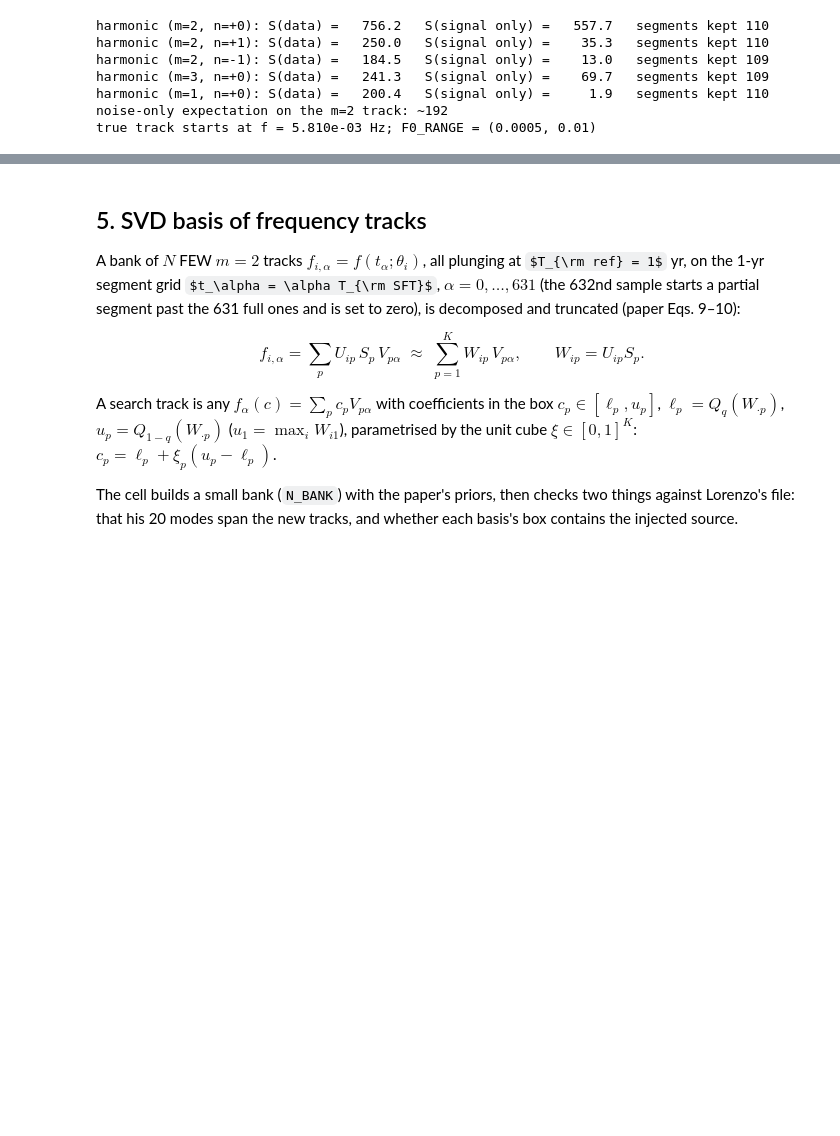
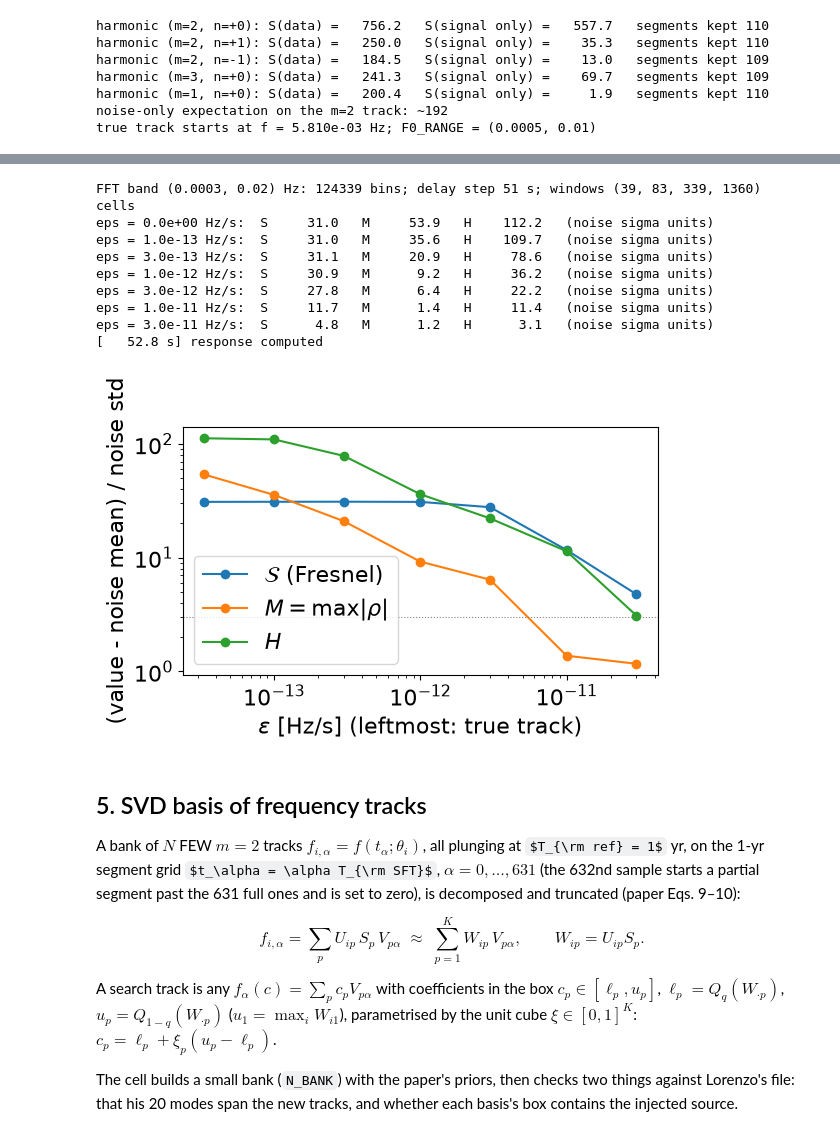
Before and after one commit to Pratyusava/lisa-analysis-tools, a Jupyter notebook: scripts/emri_search/emri_search_lorenzo.ipynb, the cells around one changed output, grey strips where cells are left out. Saved outputs shown, nothing was run; the diff lists cells and outputs as text; code cells hidden in the pictures; some formulas as TeX source; blank space fills up the shorter version.

```diff
--- a/scripts/emri_search/emri_search_lorenzo.ipynb
+++ b/scripts/emri_search/emri_search_lorenzo.ipynb
@@ -182,6 +189,11 @@ T_REF = YRSID_SI             # basis tracks plunge at 1 yr
 # %%
 P = 100                                                   # PAPER / REPO: 100
 MASK = SegmentMask(f_min=10**-3.5, fdot_min=1e-13, dphi_max=1.0)   # PAPER / REPO
+STATISTIC = "fresnel"                                     # PAPER / REPO;  "H": Cutler & Bustamante-Rosell
+H_BAND = (3e-4, 2e-2)
+H_WINDOWS = (2e3, 4.2e3, 1.72e4, 6.9e4)                   # CB-R draft: {10, 21, 86, 345} cells of ~200 s
+H_DELAY_STEP = 200.0                                      # CB-R draft: ~200 s
+H_NORMALIZATION = "exact"                                 # CB-R draft: "asymptotic"
 # %% [markdown]
 ### 1f. Search
 
@@ -343,3 +388,56 @@ true track starts at f = 5.810e-03 Hz; F0_RANGE = (0.0005, 0.01)
+# %%
+fd_full = injection.fd_data(min_freq=H_BAND[0], max_freq=H_BAND[1])
+t_segments = full.t_alpha
+H_stat = ExcessPowerStatistic.for_data(fd_full, t_segments, windows=H_WINDOWS, delay_step=H_DELAY_STEP,
+                                       normalization=H_NORMALIZATION, force_backend="cpu")
+M_stat = MatchedFilterStatistic.for_data(fd_full, t_segments, delay_step=H_DELAY_STEP, force_backend="cpu")
+print(f"FFT band {H_BAND} Hz: {fd_full.n_bins} bins; delay step {H_stat.delay_step:.0f} s; windows {H_stat.cells} cells")
+
+t_c = 0.5 * N_SEG_TOTAL * T_SFT
+EPS = np.array([0.0, 1e-13, 3e-13, 1e-12, 3e-12, 1e-11, 3e-11])   # fdot offsets [Hz/s]
+
+
+def rotated(eps):
+    return Track(true_track.f + eps * (t_segments - t_c), true_track.fdot + eps, true_track.fddot)
+
+
+def all_statistics(sfts_arr, fd_arr, track):
+    return (float(stat_full.evaluate(sfts_arr, track)), float(M_stat.evaluate(fd_arr, track)),
+            float(H_stat.evaluate(fd_arr, track)))
+
+
+N_CAL = 20
+cal = []
+for r in range(N_CAL):
+    noise_r = injection.with_noise(rng=np.random.default_rng(20_000 + r))
+    cal.append(all_statistics(stat_full.prepare(noise_r.sft_data(T_SFT, signal=False, window_alpha=WINDOW_ALPHA)),
+                              H_stat.prepare(noise_r.fd_data(signal=False, min_freq=H_BAND[0], max_freq=H_BAND[1])),
+                              true_track))
+mu0, sigma0 = np.mean(cal, axis=0), np.std(cal, axis=0, ddof=1)
+sfts_arr, fd_arr = stat_full.prepare(full), H_stat.prepare(fd_full)
+response = np.array([(np.array(all_statistics(sfts_arr, fd_arr, rotated(e))) - mu0) / sigma0 for e in EPS])
+for e, (zs, zm, zh) in zip(EPS, response):
+    print(f"eps = {e:7.1e} Hz/s:  S {zs:8.1f}   M {zm:8.1f}   H {zh:8.1f}   (noise sigma units)")
+print(elapsed(), "response computed")
+
+plt.figure(figsize=(6, 3.6))
+x = np.where(EPS > 0, EPS, EPS[1] / 3)
+for k, name in enumerate((r"$\mathcal{S}$ (Fresnel)", r"$M = \max|\rho|$", r"$H$")):
+    plt.loglog(x, np.clip(response[:, k], 0.1, None), "o-", label=name)
+plt.axhline(3, color="grey", ls=":", lw=0.8)
+plt.xlabel(r"$\epsilon$ [Hz/s] (leftmost: true track)"); plt.ylabel("(value - noise mean) / noise std")
+plt.legend(); plt.tight_layout()
+# %% [output]
+FFT band (0.0003, 0.02) Hz: 124339 bins; delay step 51 s; windows (39, 83, 339, 1360) cells
+eps = 0.0e+00 Hz/s:  S     31.0   M     53.9   H    112.2   (noise sigma units)
+eps = 1.0e-13 Hz/s:  S     31.0   M     35.6   H    109.7   (noise sigma units)
+eps = 3.0e-13 Hz/s:  S     31.1   M     20.9   H     78.6   (noise sigma units)
+eps = 1.0e-12 Hz/s:  S     30.9   M      9.2   H     36.2   (noise sigma units)
+eps = 3.0e-12 Hz/s:  S     27.8   M      6.4   H     22.2   (noise sigma units)
+eps = 1.0e-11 Hz/s:  S     11.7   M      1.4   H     11.4   (noise sigma units)
+eps = 3.0e-11 Hz/s:  S      4.8   M      1.2   H      3.1   (noise sigma units)
+[   52.8 s] response computed
+[figure, added]
 # %% [markdown]
 ## 5. SVD basis of frequency tracks
 
```
Also changed, not shown: parts of 8 cells of this notebook, 8 other files.
